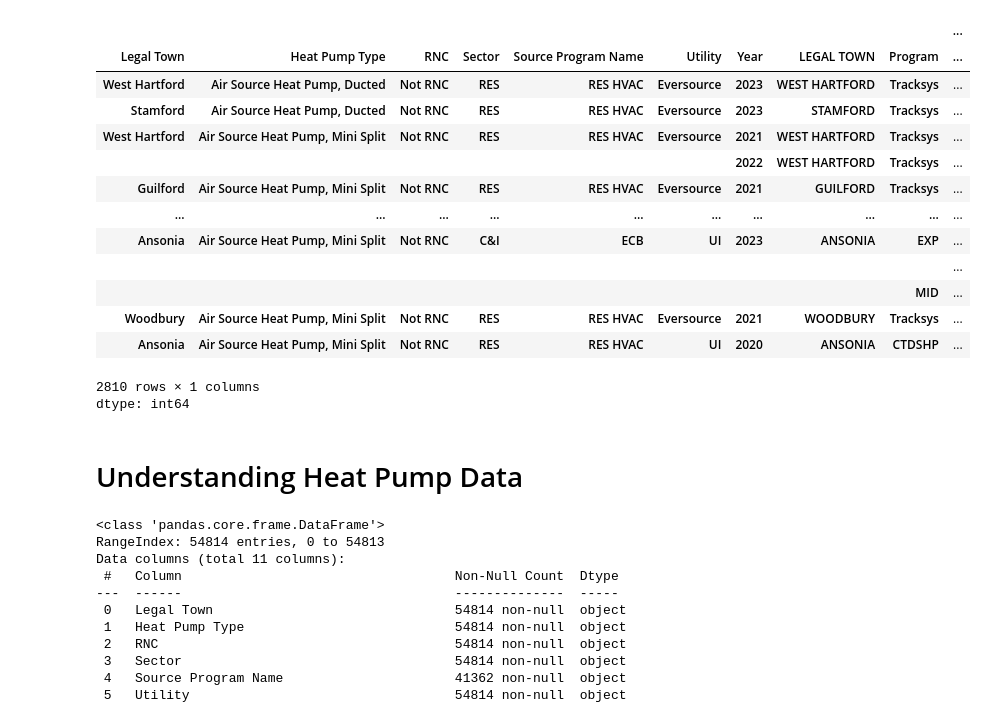
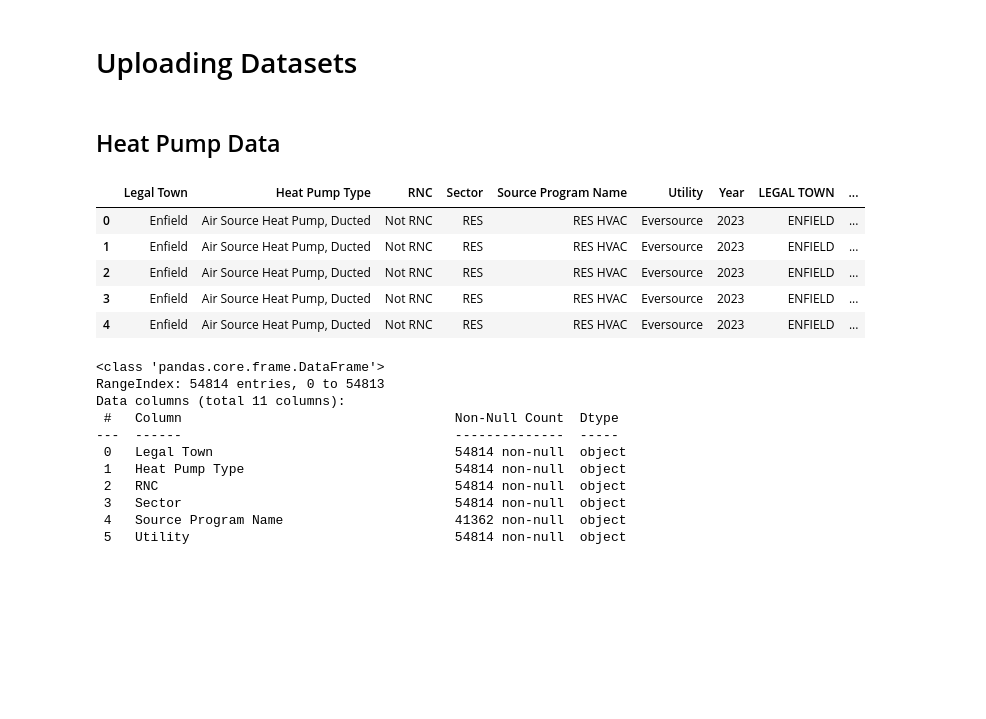
Before and after one commit to pastelpargoal/NO2, a Jupyter notebook: final_project_pargoal_kei.ipynb, the cells around one changed output. Cells and saved outputs as stored; diff of their text form; code cells hidden in the pictures; blank space fills up the shorter version.

```diff
--- a/final_project_pargoal_kei.ipynb
+++ b/final_project_pargoal_kei.ipynb
@@ -11,27 +17,19 @@ from shapely.geometry import Polygon
+# %% [markdown]
+# Uploading Datasets
+# %% [markdown]
+## Heat Pump Data
 # %%
-# Upload Heat Pump Data - use this one 4/26
+# Upload Heat Pump Data
 url = "https://raw.githubusercontent.com/envirodatascience/final-project-pargoal-kei-team/refs/heads/main/WS%20Map_all.csv"
-hp_df = pd.read_csv(url)  # Try different encoding
+hp_df = pd.read_csv(url)
 hp_df.head()
-hp_df.value_counts()
 # %% [output]
-|  |  |  |  |  |  |  |  |  | ... |
-| Legal Town | Heat Pump Type | RNC | Sector | Source Program Name | Utility | Year | LEGAL TOWN | Program | ... |
-| West Hartford | Air Source Heat Pump, Ducted | Not RNC | RES | RES HVAC | Eversource | 2023 | WEST HARTFORD | Tracksys | ... |
-| Stamford | Air Source Heat Pump, Ducted | Not RNC | RES | RES HVAC | Eversource | 2023 | STAMFORD | Tracksys | ... |
-| West Hartford | Air Source Heat Pump, Mini Split | Not RNC | RES | RES HVAC | Eversource | 2021 | WEST HARTFORD | Tracksys | ... |
-|  |  |  |  |  |  | 2022 | WEST HARTFORD | Tracksys | ... |
-| Guilford | Air Source Heat Pump, Mini Split | Not RNC | RES | RES HVAC | Eversource | 2021 | GUILFORD | Tracksys | ... |
-| ... | ... | ... | ... | ... | ... | ... | ... | ... | ... |
-| Ansonia | Air Source Heat Pump, Mini Split | Not RNC | C&I | ECB | UI | 2023 | ANSONIA | EXP | ... |
-|  |  |  |  |  |  |  |  |  | ... |
-|  |  |  |  |  |  |  |  | MID | ... |
-| Woodbury | Air Source Heat Pump, Mini Split | Not RNC | RES | RES HVAC | Eversource | 2021 | WOODBURY | Tracksys | ... |
-| Ansonia | Air Source Heat Pump, Mini Split | Not RNC | RES | RES HVAC | UI | 2020 | ANSONIA | CTDSHP | ... |
+|  | Legal Town | Heat Pump Type | RNC | Sector | Source Program Name | Utility | Year | LEGAL TOWN | ... |
+| 0 | Enfield | Air Source Heat Pump, Ducted | Not RNC | RES | RES HVAC | Eversource | 2023 | ENFIELD | ... |
+| 1 | Enfield | Air Source Heat Pump, Ducted | Not RNC | RES | RES HVAC | Eversource | 2023 | ENFIELD | ... |
+| 2 | Enfield | Air Source Heat Pump, Ducted | Not RNC | RES | RES HVAC | Eversource | 2023 | ENFIELD | ... |
+| 3 | Enfield | Air Source Heat Pump, Ducted | Not RNC | RES | RES HVAC | Eversource | 2023 | ENFIELD | ... |
+| 4 | Enfield | Air Source Heat Pump, Ducted | Not RNC | RES | RES HVAC | Eversource | 2023 | ENFIELD | ... |
-2810 rows × 1 columns
-dtype: int64
-# %% [markdown]
-# Understanding Heat Pump Data
 # %%
 hp_df.info()
 # %% [output]
```
Also changed, not shown: parts of 76 cells of this notebook.
